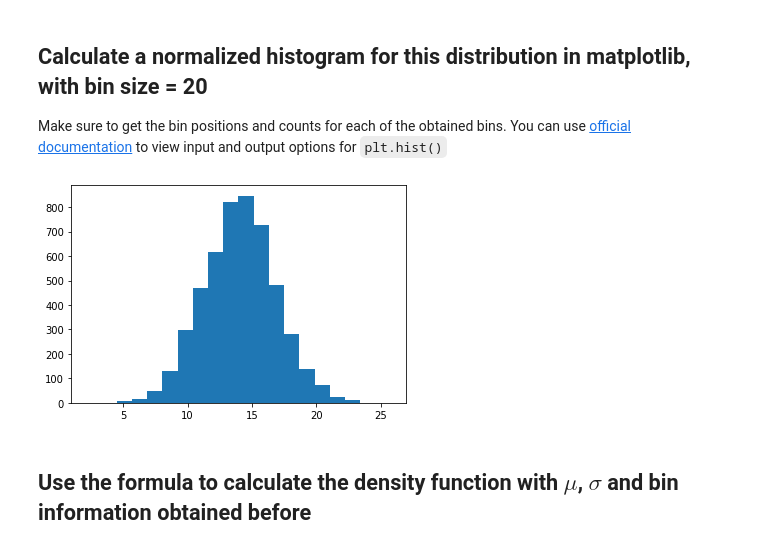
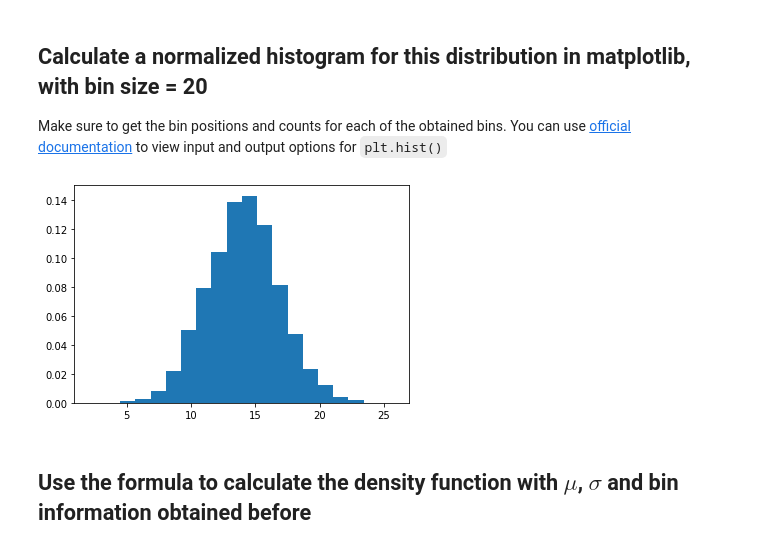
Before and after one commit to polyglottraveler/dsc-normal-distribution-lab-hbs-ds-060120, a Jupyter notebook: index.ipynb, the cells around one changed output. Cells and saved outputs as stored; diff of their text form; code cells hidden in the pictures.

```diff
--- a/index.ipynb
+++ b/index.ipynb
@@ -40,11 +40,11 @@ Make sure to get the bin positions and counts for each of the obtained bins. You
 # %%
 # Calculate a histogram for above data distribution
 import matplotlib.pyplot as plt
 %matplotlib inline
 
-plt.hist(s, bins = 20, den);
+plt.hist(s, bins = 20, density = True);
 # %% [output]
-[figure, old version]
+[figure, new version]
 # %% [markdown]
 ## Use the formula to calculate the density function with $\mu$, $\sigma$ and bin information obtained before
 # %%
```
